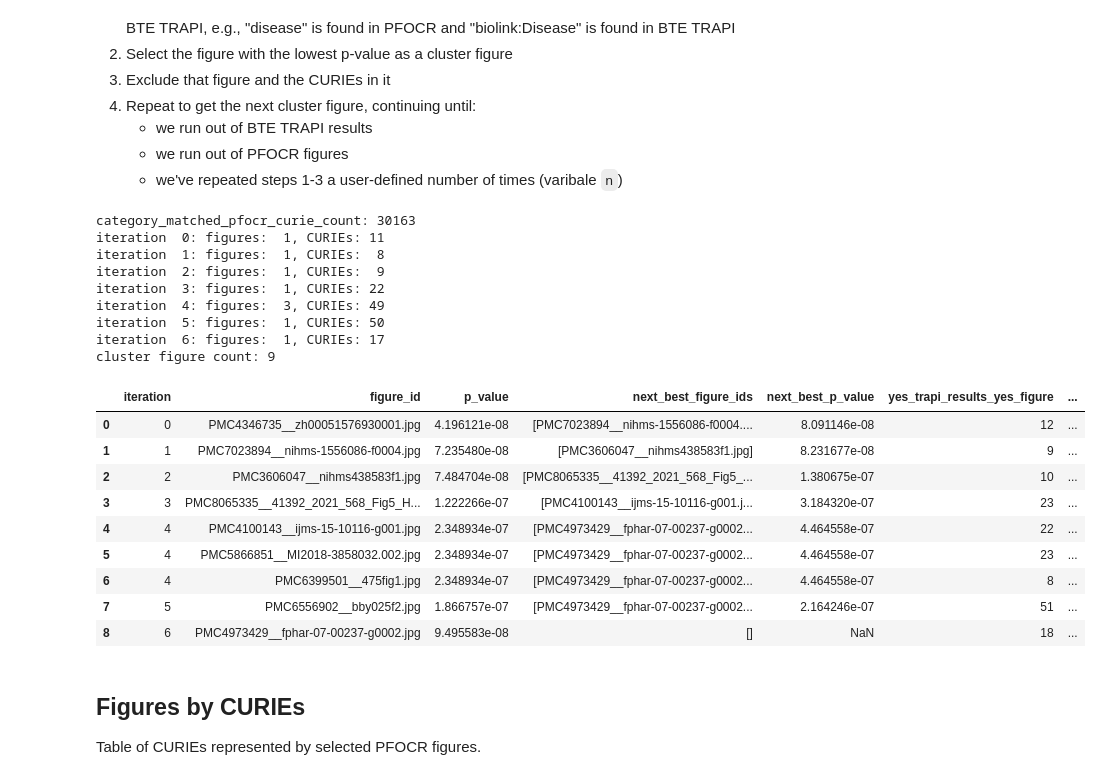
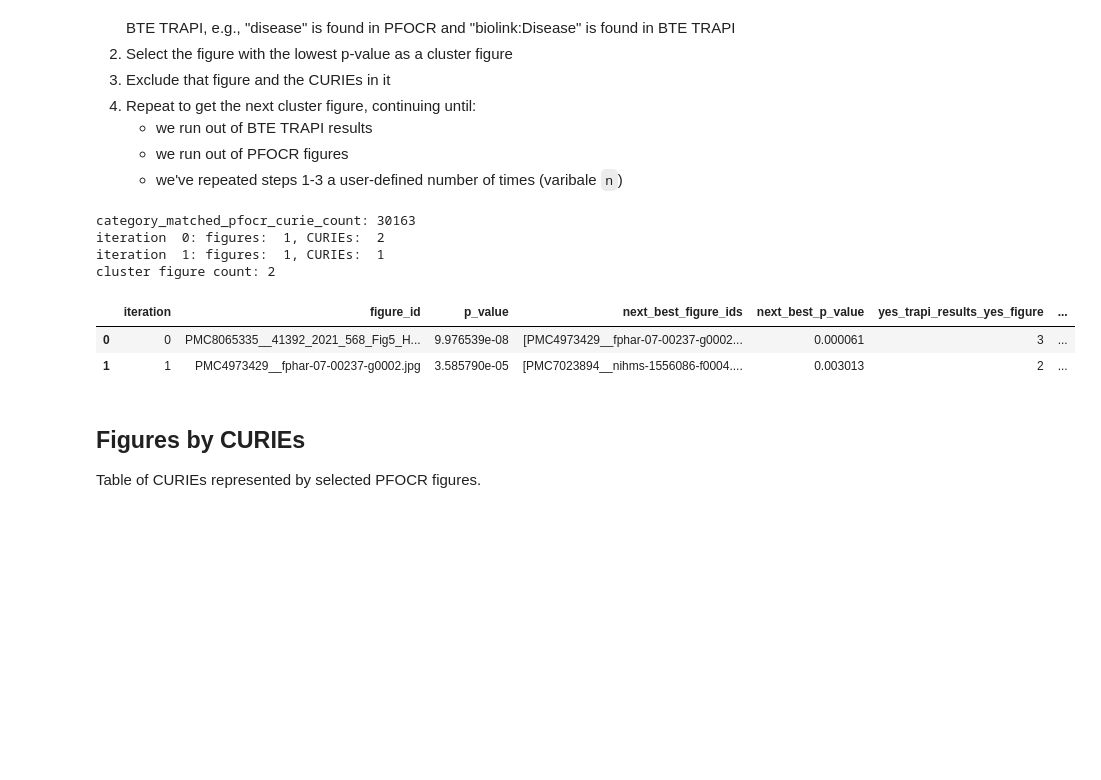
Before and after one commit to wikipathways/BioThings_Explorer_PFOCR_clustering, a Jupyter notebook: bte_clustering_AA.ipynb, the cells around one changed output. Saved outputs shown, nothing was run; the diff lists cells and outputs as text; code cells hidden in the pictures; blank space fills up the shorter version.

```diff
--- a/bte_clustering_AA.ipynb
+++ b/bte_clustering_AA.ipynb
@@ -39,19 +20,13 @@ from functools import reduce
 # %% [markdown]
 ## User Inputs
 # %%
-# which node ID from message.query_graph.nodes should be used for grouping.
-# The entities mapped to that node ID are the "result entities"
-# If all then use all the node ids in query
-# If specific node id set (e.g. {'MESH:D000068877', 'MESH:D001249'}) then use only these node ids
-node_ID_for_grouping = "all"
-
 # n corresponds to the number of results desired
 n = 15
 
-# whether clusters must include user-specified node IDs for the subject, the object, both, or neither
-# If true then atleast one of the node ids in variable node_ID_for_grouping must be in the result figures
-# If false then figures without any of the node ids in variable node_ID_for_grouping are also included
-include_user_defined_node_ids = True
+# whether to require figure results include user-specified node IDs from the query
+# If true then atleast one of the specified query node ids must be in the result figures
+# If false then figures without any of these node ids are also included
+require_specified_query_nodes = True
 # %% [markdown]
 ## Get BTE TRAPI Results
 
@@ -66,8 +41,8 @@ Imatinib - [Gene] - Asthma
 https://arax.ncats.io/api/arax/v1.3/response/7b14f961-9066-41f7-9e3b-d76b2b4a7fac (83kB, 7 results); "results" in n1
 # %%
 # store the URL in url as parameter for urlopen
-#trapi_results_url = "https://arax.ncats.io/api/arax/v1.3/response/7b14f961-9066-41f7-9e3b-d76b2b4a7fac" #7 results
-trapi_results_url = "https://arax.ncats.io/api/arax/v1.3/response/49d80ecb-7fd9-4ee6-a642-6d7994903f04" #2862 results
+trapi_results_url = "https://arax.ncats.io/api/arax/v1.3/response/7b14f961-9066-41f7-9e3b-d76b2b4a7fac" #7 results
+#trapi_results_url = "https://arax.ncats.io/api/arax/v1.3/response/49d80ecb-7fd9-4ee6-a642-6d7994903f04" #2862 results
 
 # storing the JSON response from url
 with urlopen(trapi_results_url) as url:
@@ -365,9 +325,3 @@ for query_node in query_nodes_with_ids:
 user_specified_ids
 # %% [output]
 {'MESH:D000068877', 'MESH:D001249'}
-# %%
-# identify node ids for identifying result entities
-if(node_ID_for_grouping != "all"):
-    user_specified_ids = user_specified_ids.intersection(node_ID_for_grouping)
-
-user_specified_ids
@@ -616,52 +568,40 @@ category_matched_figures_df["figure_curies_in_trapi_results_count"] = category_m
     ))
 )
 
 overlapping_category_matched_figures_df = category_matched_figures_df[
     category_matched_figures_df["figure_curies_in_trapi_results_count"] > 0
 ]
 
-# Require that cluster figures have specific user-specified CURIEs
-if include_user_defined_node_ids:
+# Require that figures have user-specified CURIEs from the query
+if require_specified_query_nodes:
     required_curies = user_specified_ids
 if required_curies:
     overlapping_category_matched_figures_df = overlapping_category_matched_figures_df[
         overlapping_category_matched_figures_df["curie_set"].map(
             # require all of them
             # lambda curie_set: len(curie_set.intersection(required_curies)) == len(required_curies)
             # require at least one of them
             lambda curie_set: len(curie_set.intersection(required_curies)) > 0
         )
     ]
 
 cluster_figure_ids_out = get_next_cluster_figures(
     category_matched_pfocr_curie_count,
     overlapping_category_matched_figures_df.reset_index().set_index("figure_id"),
     trapi_results_unified_curies,
     required_curies,
 )
 print(f'cluster figure count: {len(cluster_figure_ids_out)}')
 cluster_figure_df = pd.DataFrame.from_records(cluster_figure_data)
 cluster_figure_df
 # %% [output]
 category_matched_pfocr_curie_count: 30163
-iteration  0: figures:  1, CURIEs: 11
-iteration  1: figures:  1, CURIEs:  8
-iteration  2: figures:  1, CURIEs:  9
-iteration  3: figures:  1, CURIEs: 22
-iteration  4: figures:  3, CURIEs: 49
-iteration  5: figures:  1, CURIEs: 50
-iteration  6: figures:  1, CURIEs: 17
-cluster figure count: 9
+iteration  0: figures:  1, CURIEs:  2
+iteration  1: figures:  1, CURIEs:  1
+cluster figure count: 2
 |  | iteration | figure_id | p_value | next_best_figure_ids | next_best_p_value | yes_trapi_results_yes_figure | ... |
-| 0 | 0 | PMC4346735__zh00051576930001.jpg | 4.196121e-08 | [PMC7023894__nihms-1556086-f0004.... | 8.091146e-08 | 12 | ... |
-| 1 | 1 | PMC7023894__nihms-1556086-f0004.jpg | 7.235480e-08 | [PMC3606047__nihms438583f1.jpg] | 8.231677e-08 | 9 | ... |
-| 2 | 2 | PMC3606047__nihms438583f1.jpg | 7.484704e-08 | [PMC8065335__41392_2021_568_Fig5_... | 1.380675e-07 | 10 | ... |
-| 3 | 3 | PMC8065335__41392_2021_568_Fig5_H... | 1.222266e-07 | [PMC4100143__ijms-15-10116-g001.j... | 3.184320e-07 | 23 | ... |
-| 4 | 4 | PMC4100143__ijms-15-10116-g001.jpg | 2.348934e-07 | [PMC4973429__fphar-07-00237-g0002... | 4.464558e-07 | 22 | ... |
-| 5 | 4 | PMC5866851__MI2018-3858032.002.jpg | 2.348934e-07 | [PMC4973429__fphar-07-00237-g0002... | 4.464558e-07 | 23 | ... |
-| 6 | 4 | PMC6399501__475fig1.jpg | 2.348934e-07 | [PMC4973429__fphar-07-00237-g0002... | 4.464558e-07 | 8 | ... |
-| 7 | 5 | PMC6556902__bby025f2.jpg | 1.866757e-07 | [PMC4973429__fphar-07-00237-g0002... | 2.164246e-07 | 51 | ... |
-| 8 | 6 | PMC4973429__fphar-07-00237-g0002.jpg | 9.495583e-08 | [] | NaN | 18 | ... |
+| 0 | 0 | PMC8065335__41392_2021_568_Fig5_H... | 9.976539e-08 | [PMC4973429__fphar-07-00237-g0002... | 0.000061 | 3 | ... |
+| 1 | 1 | PMC4973429__fphar-07-00237-g0002.jpg | 3.585790e-05 | [PMC7023894__nihms-1556086-f0004.... | 0.003013 | 2 | ... |
 # %% [markdown]
 ## Figures by CURIEs
 
```
Also changed, not shown: parts of 11 cells of this notebook.
